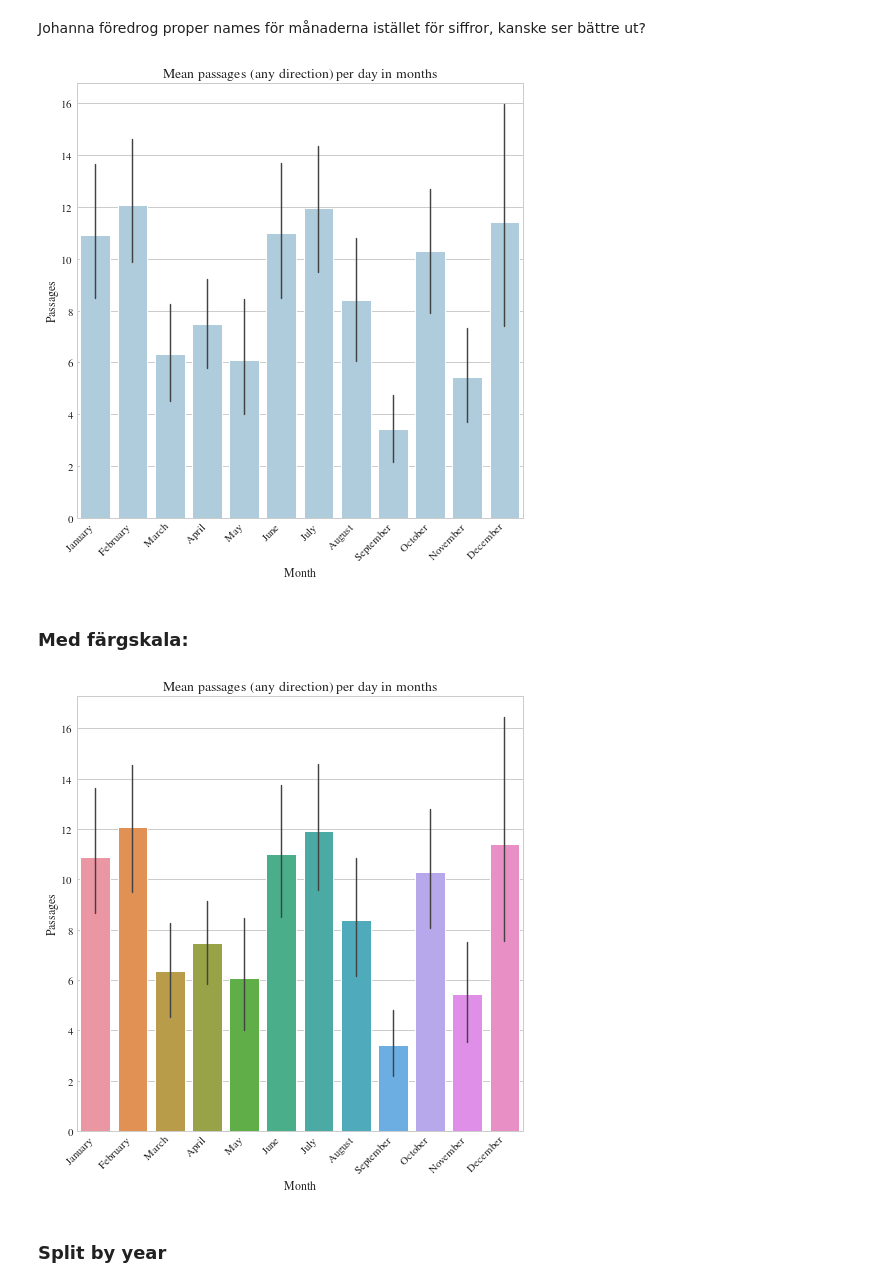
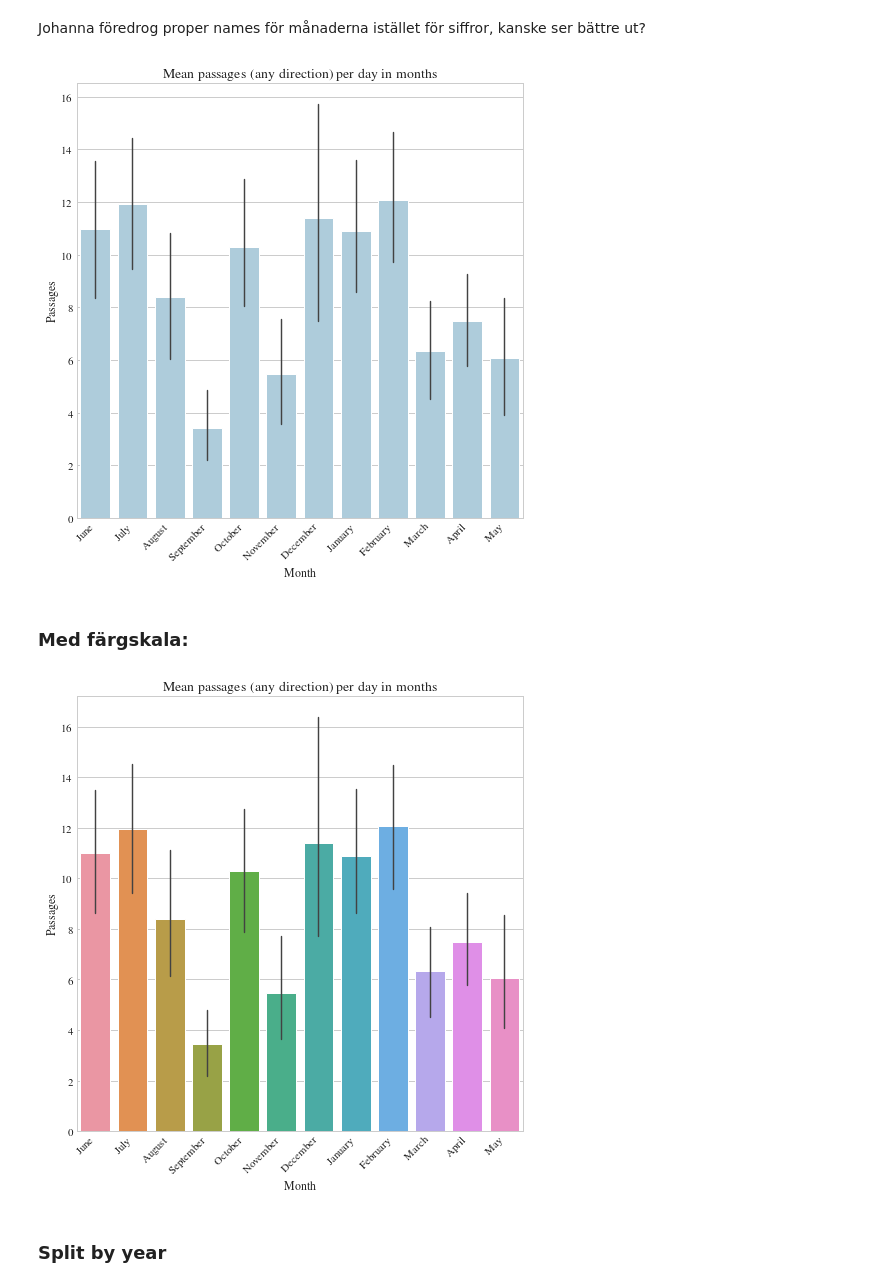
Before and after one commit to maxlund/johannas, a Jupyter notebook: sveas_times.ipynb, the cells around one changed output. Saved outputs shown, nothing was run; the diff lists cells and outputs as text; code cells hidden in the pictures.

```diff
--- a/sveas_times.ipynb
+++ b/sveas_times.ipynb
@@ -491,24 +499,24 @@ for k,v in month_names.items():
 # %%
 fig, ax = plt.subplots(figsize=(8,8))
 sns.barplot(x='proper_month',
             y='passage',
-            data=month_sum.sort_values(by='month'),
+            data=month_sum,#.sort_values(by='month'),
             ci=95,
             palette=[palette[0]])
 ax.set_xlabel('Month')
 ax.set_ylabel('Passages')
 ax.set_title('Mean passages (any direction) per day in months', fontsize=14)
 labels = ax.xaxis.get_majorticklabels()
 _=ax.set_xticklabels(labels, rotation=45, ha='right', minor=False)
 # %% [output]
-[figure, old version]
+[figure, new version]
 # %% [markdown]
 ### Med färgskala:
 # %%
 fig, ax = plt.subplots(figsize=(8,8))
 sns.barplot(x='proper_month',
             y='passage',
-            data=month_sum.sort_values(by='month'),
+            data=month_sum,#.sort_values(by='month'),
             ci=95)
 ax.set_xlabel('Month')
 ax.set_ylabel('Passages')
@@ -516,7 +524,7 @@ ax.set_title('Mean passages (any direction) per day in months', fontsize=14)
 labels = ax.xaxis.get_majorticklabels()
 _=ax.set_xticklabels(labels, rotation=45, ha='right', minor=False)
 # %% [output]
-[figure, old version]
+[figure, new version]
 # %% [markdown]
 ### Split by year
 # %%
```
Also changed, not shown: parts of 12 cells of this notebook.
